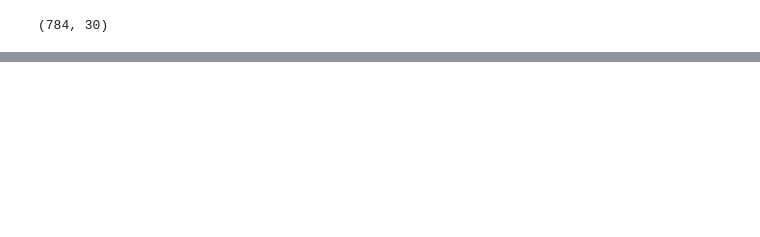
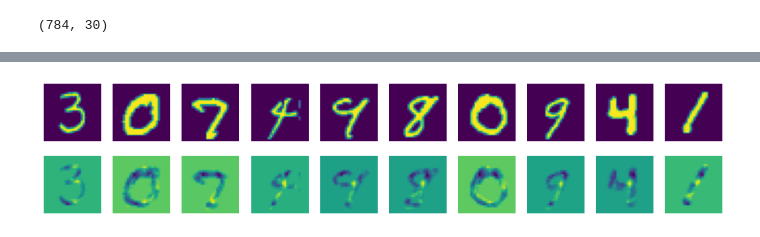
Before and after one commit to panghanwu/build_neural_network_python, a Jupyter notebook: MLP_parameter_visualization.ipynb, the cells around one changed output, grey strips where cells are left out. Saved outputs shown, nothing was run; the diff lists cells and outputs as text; code cells hidden in the pictures; blank space fills up the shorter version.

```diff
--- a/MLP_parameter_visualization.ipynb
+++ b/MLP_parameter_visualization.ipynb
@@ -224,0 +226,23 @@ plt.show()
+# %%
+"""Feature image"""
+
+extractor = middle_layer.w[:,24].reshape(28,28)
+index_img = np.arange(50,60,1)
+
+plt.figure(figsize=(15,3))
+
+for i, j in enumerate(index_img):
+  test_img = x_train[j]
+  feature_img = test_img * extractor
+
+  plt.subplot(2,len(index_img),1+i)
+  plt.axis('off')
+  plt.imshow(test_img)
+
+  plt.subplot(2,len(index_img),1+len(index_img)+i)
+  plt.axis('off')
+  plt.imshow(feature_img)
+
+plt.show()
+# %% [output]
+[figure, added]
```
Also changed, not shown: parts of 5 cells of this notebook.
